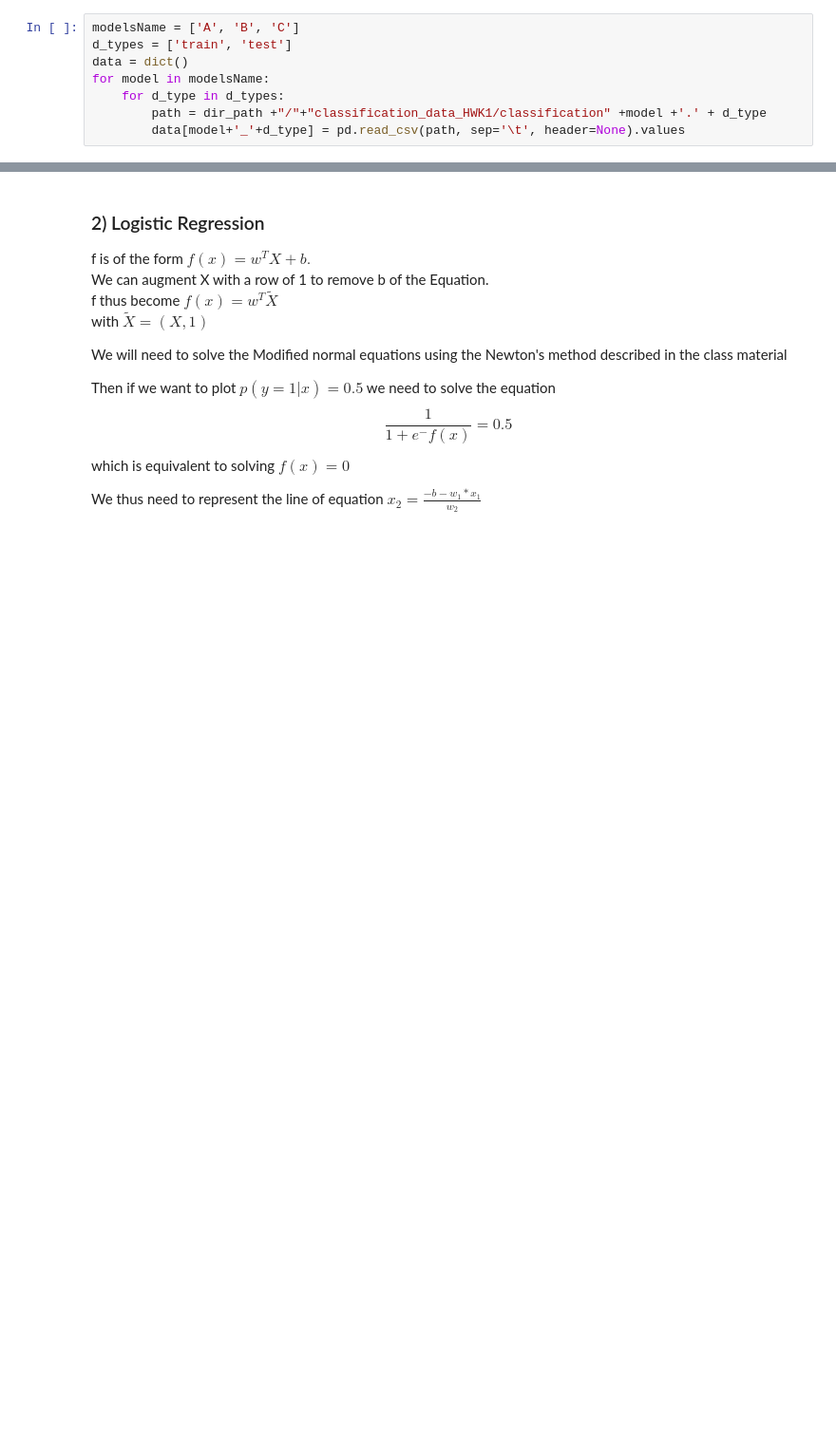
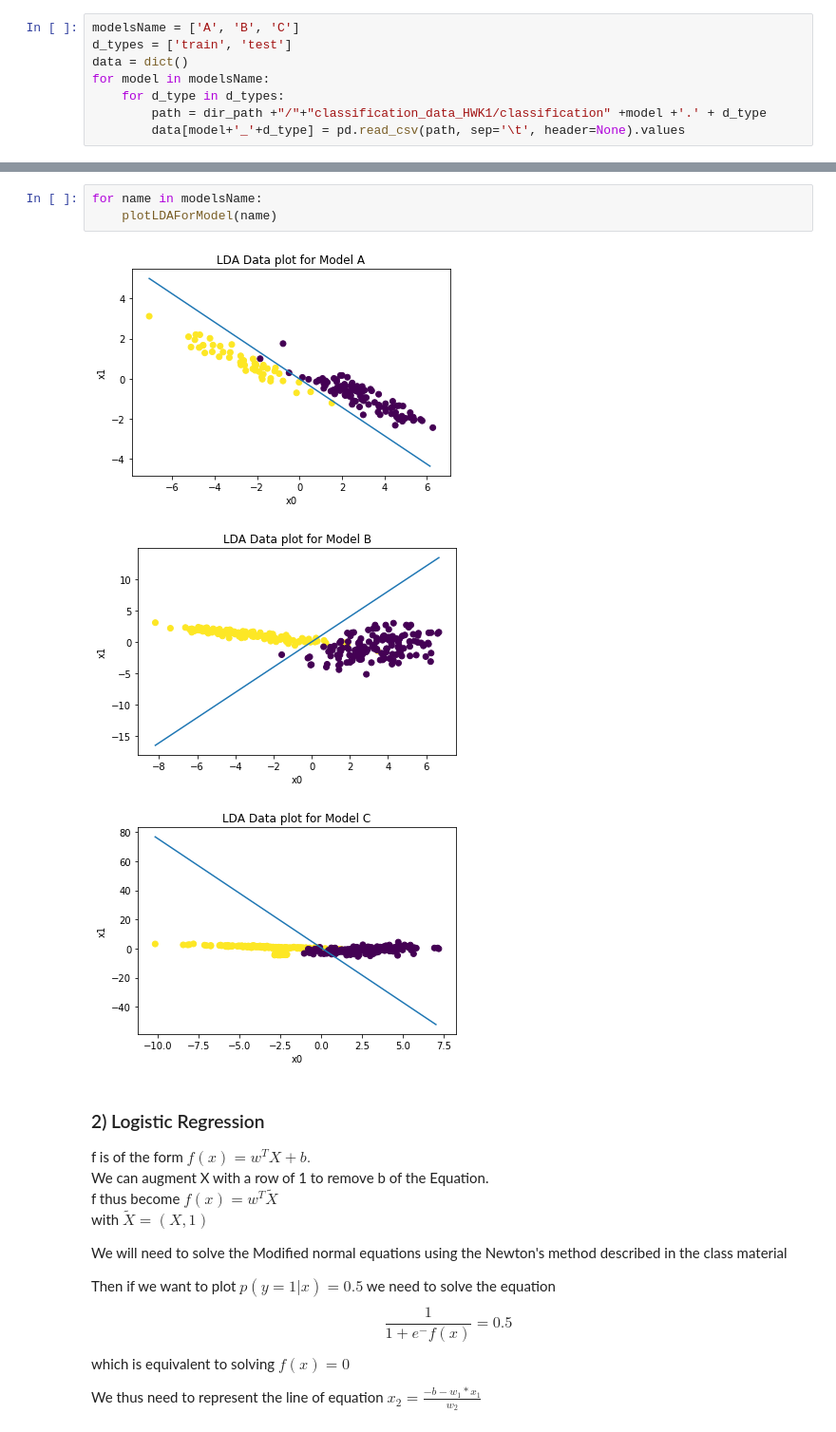
Before and after one commit to martinplouy/MVA, a Jupyter notebook: PGM/HW1/MVA_DM1_DELAFOURNIERE_PLOUY.ipynb, the cells around one changed output, grey strips where cells are left out. Shown at 95% size. Drawn from its saved outputs; the diff is of its cells as text; blank space fills up the shorter version.

```diff
--- a/PGM/HW1/MVA_DM1_DELAFOURNIERE_PLOUY.ipynb
+++ b/PGM/HW1/MVA_DM1_DELAFOURNIERE_PLOUY.ipynb
@@ -94,3 +152,10 @@ for model in modelsName:
+# %%
+for name in modelsName:
+    plotLDAForModel(name)
+# %% [output]
+[figure, added]
+[figure, added]
+[figure, added]
 # %% [markdown]
 ### 2) Logistic Regression
 
```
Also changed, not shown: parts of 6 cells of this notebook.
